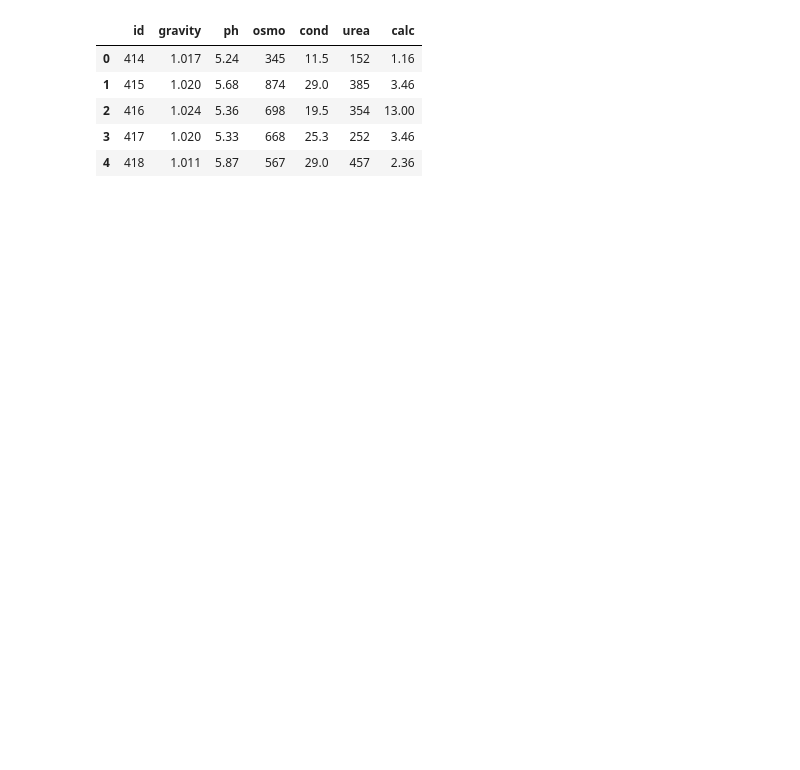
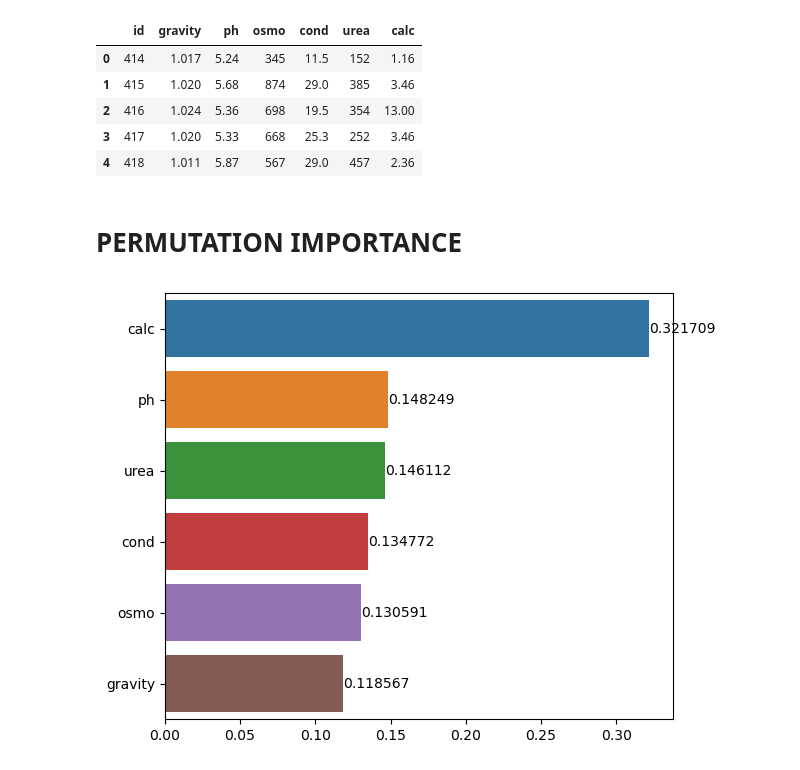
Before and after one commit to shoabahamed/kaggle_playground_season_3_episode_12, a Jupyter notebook: playground-s-3-ep-12-eda-baseline-submission.ipynb, the cells around one changed output. Cells and saved outputs as stored; diff of their text form; code cells hidden in the pictures; blank space fills up the shorter version.

```diff
--- a/playground-s-3-ep-12-eda-baseline-submission.ipynb
+++ b/playground-s-3-ep-12-eda-baseline-submission.ipynb
@@ -714,3 +721,5 @@ test.head()
 | 4 | 418 | 1.011 | 5.87 | 567 | 29.0 | 457 | 2.36 |
 # %%
 rf_df.to_csv("random_forest_baseline_score.csv", index=False)
+# %% [markdown]
+# PERMUTATION IMPORTANCE
@@ -716,0 +756,10 @@ rf_df.to_csv("random_forest_baseline_score.csv", index=False)
+# %%
+pipe_rf.fit(X, y)
+
+importance = pd.Series(pipe_rf[-1].feature_importances_, index=X.columns.tolist()).sort_values(ascending=False)
+
+ax = sns.barplot(x=importance.values, y=importance.index)
+ax.bar_label(ax.containers[0])
+plt.tight_layout();
+# %% [output]
+[figure, added]
```
Also changed, not shown: parts of 20 cells of this notebook.
